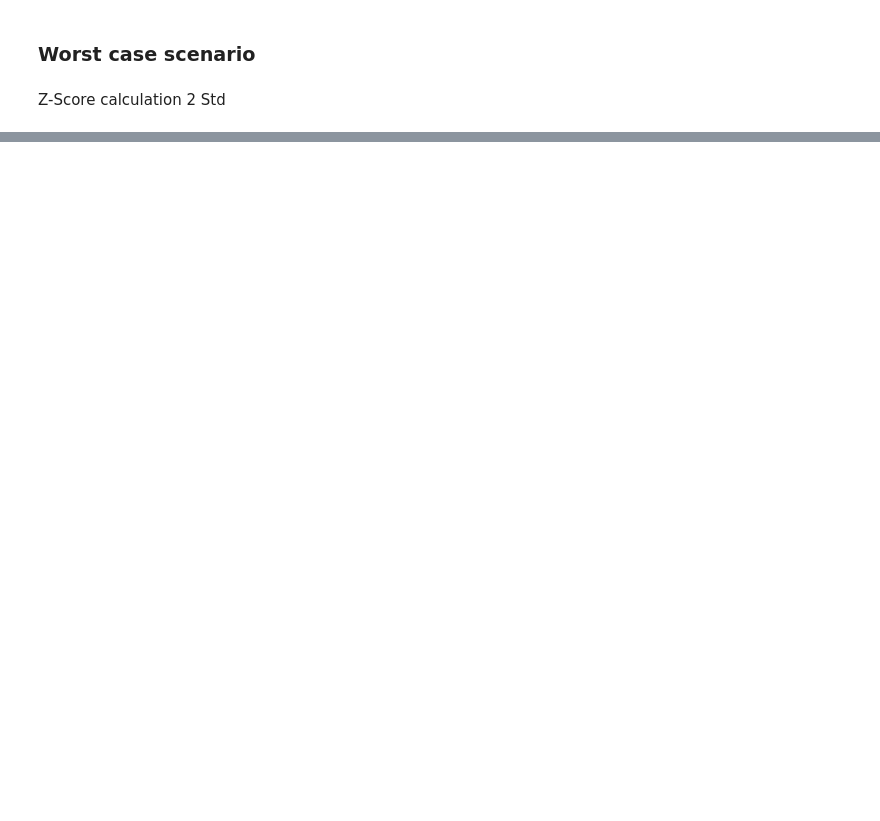
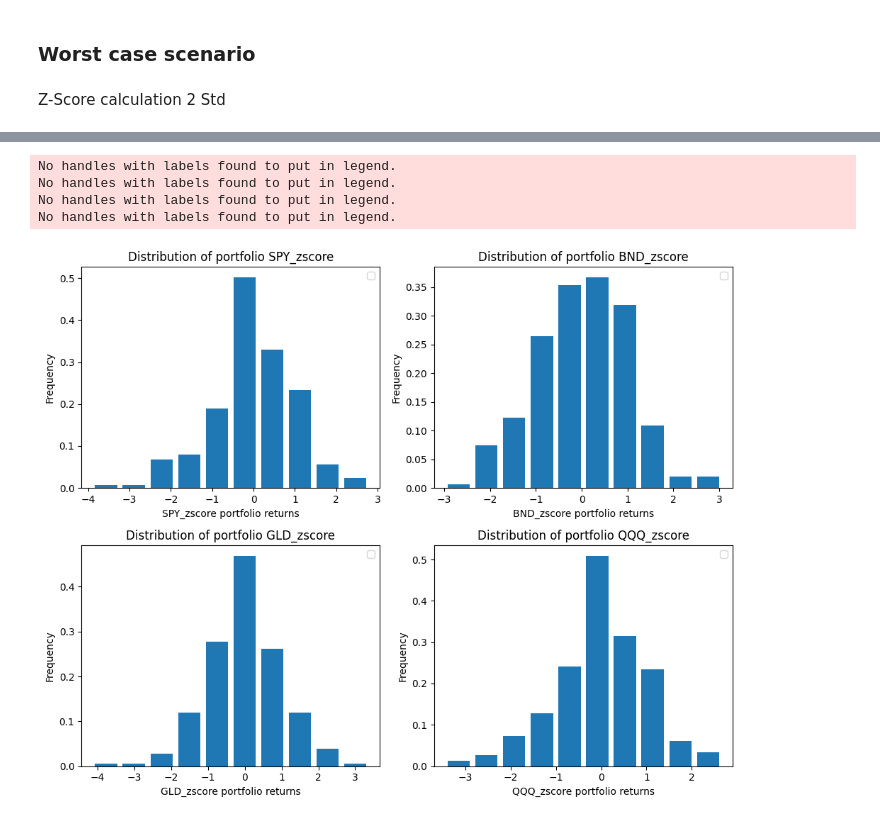
Before and after one commit to yev-dev/financial-data-analysis, a Jupyter notebook: notebooks/stocks_analysis.ipynb, the cells around one changed output, grey strips where cells are left out. Cells and saved outputs as stored; diff of their text form; code cells hidden in the pictures; blank space fills up the shorter version.

```diff
--- a/notebooks/stocks_analysis.ipynb
+++ b/notebooks/stocks_analysis.ipynb
@@ -236,0 +233,23 @@ Date
+# %%
+bins = 10
+
+fig, axes = plt.subplots(nrows=2, ncols=2, figsize=(10, 8))
+ax0, ax1, ax2, ax3 = axes.flatten()
+
+for stock, ax in zip(zscore_columns, axes.flatten()):
+
+    ax.hist(worst_case_scanario_df[{stock}].dropna(), bins=bins, density=True, histtype='bar', rwidth=0.8)
+    ax.set_xlabel(f'{stock} portfolio returns')
+    ax.set_ylabel('Frequency')
+    ax.set_title(f'Distribution of portfolio {stock}')
+    # plt.axvline(-VaR, color='r', linestyle='dashed', linewidth=2, label=f'VaR at {confidence_interval:.0%} confidence level')
+    ax.legend()
+
+fig.tight_layout()
+plt.show()
+# %% [output]
+No handles with labels found to put in legend.
+No handles with labels found to put in legend.
+No handles with labels found to put in legend.
+No handles with labels found to put in legend.
+[figure, added]
```
Also changed, not shown: parts of 23 cells of this notebook.
